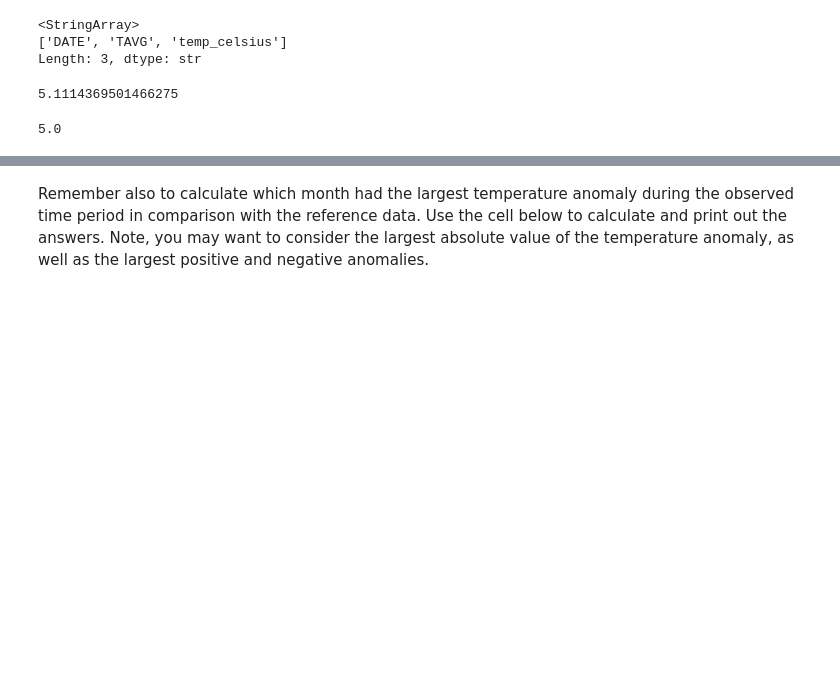
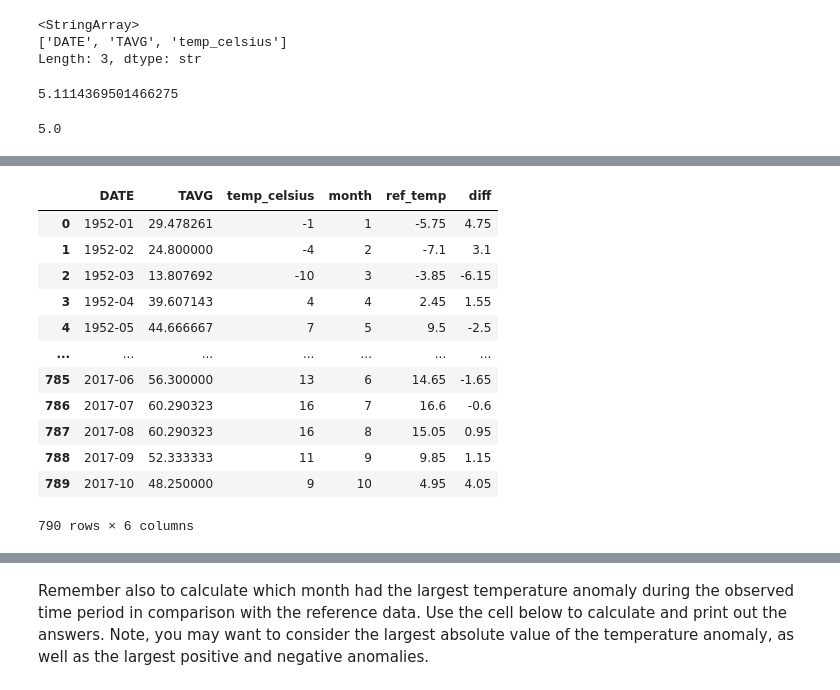
Before and after one commit to Cog-R/Exercise-6, a Jupyter notebook: Exercise-6-problems-1-3.ipynb, the cells around one changed output, grey strips where cells are left out. Saved outputs shown, nothing was run; the diff lists cells and outputs as text; code cells hidden in the pictures; blank space fills up the shorter version.

```diff
--- a/Exercise-6-problems-1-3.ipynb
+++ b/Exercise-6-problems-1-3.ipynb
@@ -298,0 +306,11 @@ monthly_data.head()
+# %%
+# Filter data to the reference period 1952-1980
+reference_period = monthly_data[
+    (monthly_data["DATE"].dt.year >= 1952) &
+    (monthly_data["DATE"].dt.year <= 1980)
+]
+reference_period["month"] = reference_period["DATE"].dt.month
+reference_period["year"] = reference_period["DATE"].dt.year
+reference_period.sort_values(by=["month", "year"], inplace=True)
+
+print(reference_period)
@@ -298,0 +332,10 @@ monthly_data.head()
+# %%
+reference_temps = reference_period.groupby(
+    reference_period["DATE"].dt.month)["temp_celsius"].mean().reset_index()
+
+#group by month, calculate mean for each month based on temp_celsius column
+
+reference_temps.columns = ["month", "ref_temp"]
+#rename columns
+
+reference_temps
@@ -298,0 +372,8 @@ monthly_data.head()
+# %%
+monthly_data["month"] = monthly_data["DATE"].dt.month
+#extract month from DATE
+
+monthly_data = monthly_data.merge(reference_temps, on="month", how="left")
+# Merge the reference temp with the monthly data, using month as the key.
+
+monthly_data
@@ -298,0 +394,21 @@ monthly_data.head()
+# %%
+monthly_data["diff"] = (
+    monthly_data["temp_celsius"] - monthly_data["ref_temp"]
+)
+# Calculate the difference between temp_celsius and ref_temp
+
+monthly_data
+# %% [output]
+|  | DATE | TAVG | temp_celsius | month | ref_temp | diff |
+| 0 | 1952-01 | 29.478261 | -1 | 1 | -5.75 | 4.75 |
+| 1 | 1952-02 | 24.800000 | -4 | 2 | -7.1 | 3.1 |
+| 2 | 1952-03 | 13.807692 | -10 | 3 | -3.85 | -6.15 |
+| 3 | 1952-04 | 39.607143 | 4 | 4 | 2.45 | 1.55 |
+| 4 | 1952-05 | 44.666667 | 7 | 5 | 9.5 | -2.5 |
+| ... | ... | ... | ... | ... | ... | ... |
+| 785 | 2017-06 | 56.300000 | 13 | 6 | 14.65 | -1.65 |
+| 786 | 2017-07 | 60.290323 | 16 | 7 | 16.6 | -0.6 |
+| 787 | 2017-08 | 60.290323 | 16 | 8 | 15.05 | 0.95 |
+| 788 | 2017-09 | 52.333333 | 11 | 9 | 9.85 | 1.15 |
+| 789 | 2017-10 | 48.250000 | 9 | 10 | 4.95 | 4.05 |
+790 rows × 6 columns
```
Also changed, not shown: parts of 10 cells of this notebook.
